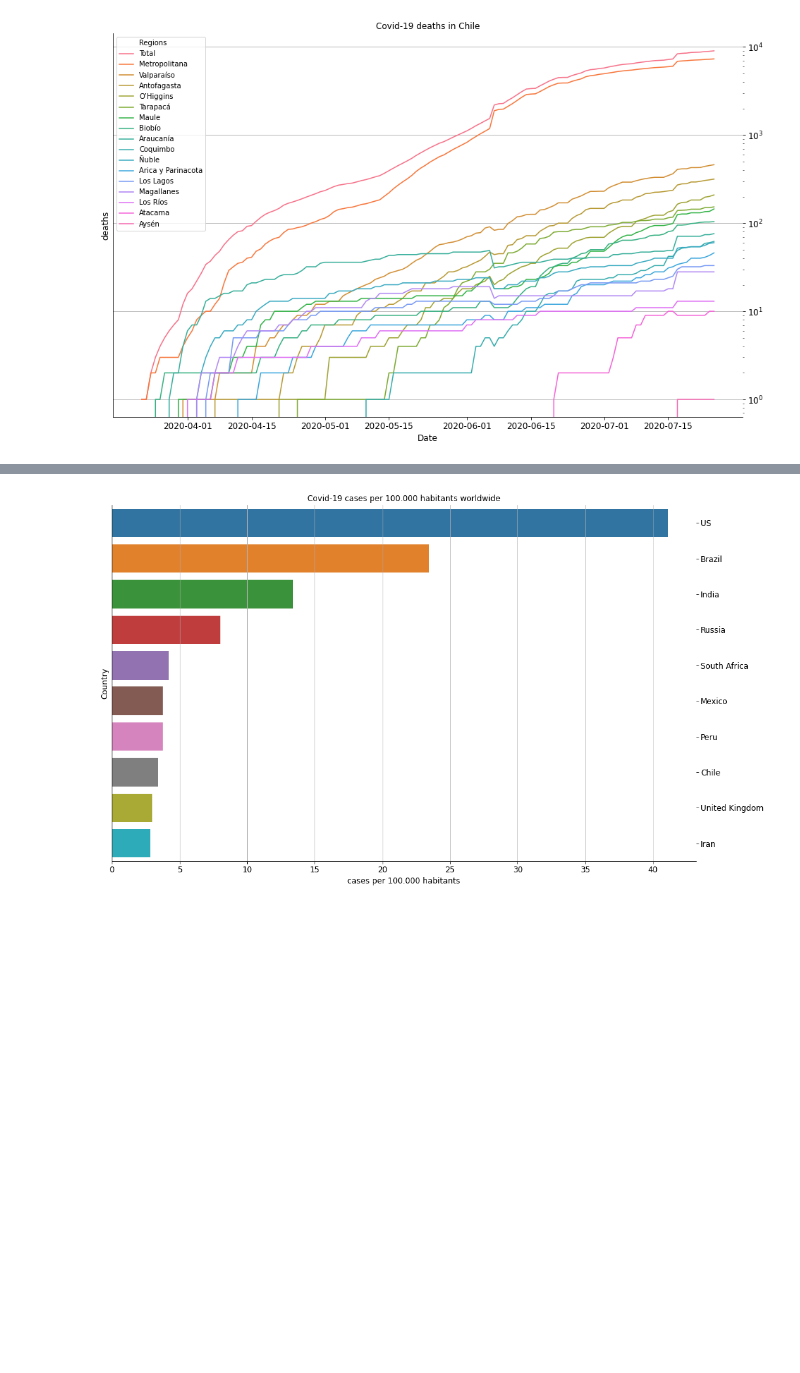
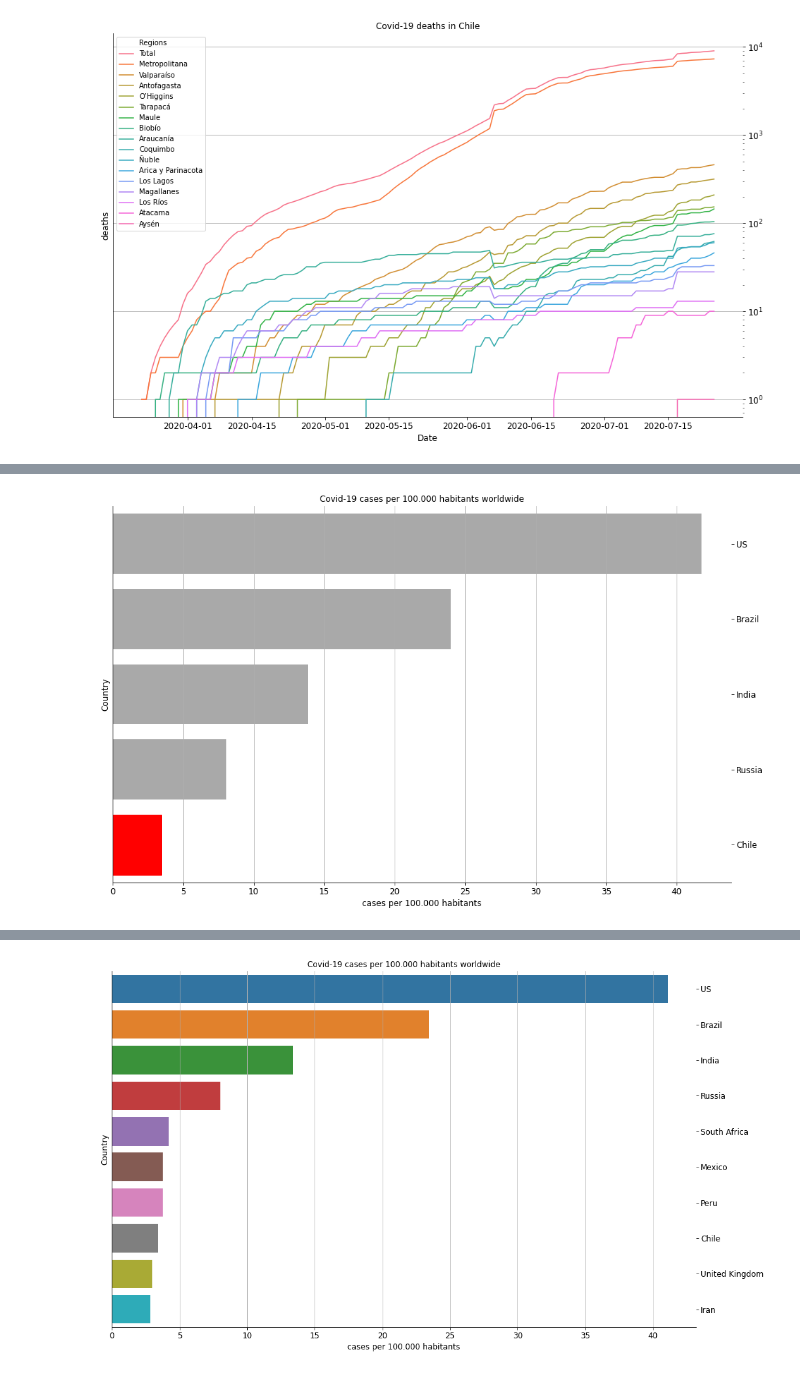
Before and after one commit to muellermax/Chile-Capstone, a Jupyter notebook: Chile Capstone.ipynb, the cells around one changed output, grey strips where cells are left out. Cells and saved outputs as stored; diff of their text form; code cells hidden in the pictures; blank space fills up the shorter version.

Commit message:
Finished function plot covid worldwide

```diff
--- a/Chile Capstone.ipynb
+++ b/Chile Capstone.ipynb
@@ -126,0 +124,73 @@ timeline_plot(deaths_regions, 'deaths')
+# %%
+df = csse_cases_all.copy()
+country = 'Chile'
+m = 4
+
+
+def plot_covid_worldwide(df, title, country, m):
+    """
+    Function to plot a comparison between the number per 100.000 habitants in a specific country
+    and the rest of the world.
+
+    Input:
+        df (DataFrame): DataFrame with country data
+        title (string): Specify the kind of the plot (cases or deaths)
+        country (string): The country that sould be highlighted
+        m (int): The number of countries that should
+    """
+
+
+    df_current = df.iloc[:, [1, -1]]
+    df_current.columns = ['Country', 'Cases']
+    df_current.loc[:, 'per 100.000'] = df_current.loc[:, 'Cases'] / 100000
+
+
+    df_current = df_current.groupby('Country')['per 100.000'].sum().reset_index().sort_values(['per 100.000'], ascending = False)#.head(m).reset_index()
+    df_current_head = df_current.head(m)
+
+
+    if country in list(df_current_head.Country) == True:
+
+        index = list(df_current_head.Country).index(country)
+
+        f = plt.figure(figsize = (16, 10))
+        ax = f.add_subplot(1,1,1)
+
+        ax = sns.barplot(y = df_current_head['Country'], x = df_current_head['per 100.000'], color = 'darkgrey')
+        plt.ylabel('Country', fontsize = 12)
+        plt.xlabel('{} per 100.000 habitants'.format(title), fontsize = 12)
+        plt.title('Covid-19 {} per 100.000 habitants worldwide'.format(title), fontsize = 12)
+        ax.get_children()[index].set_color('r')
+
+        plt.tick_params(labelsize=12)
+        ax.yaxis.tick_right()
+
+        plt.grid(False)
+        ax.xaxis.grid()
+        sns.despine()
+        plt.show()
+
+
+    else:
+
+        df_current_head = df_current_head.append(df_current[df_current['Country'] == country])
+        index = list(df_current_head.Country).index(country)
+
+        f = plt.figure(figsize = (16, 10))
+        ax = f.add_subplot(1,1,1)
+
+        ax = sns.barplot(y = df_current_head['Country'], x = df_current_head['per 100.000'], color = 'darkgrey')
+        plt.ylabel('Country', fontsize = 12)
+        plt.xlabel('{} per 100.000 habitants'.format(title), fontsize = 12)
+        plt.title('Covid-19 {} per 100.000 habitants worldwide'.format(title), fontsize = 12)
+        ax.get_children()[index].set_color('r')
+
+        plt.tick_params(labelsize=12)
+        ax.yaxis.tick_right()
+
+        plt.grid(False)
+        ax.xaxis.grid()
+        sns.despine()
+        plt.show()
+# %% [output]
+[figure, added]
```
Also changed, not shown: parts of 5 cells of this notebook.
